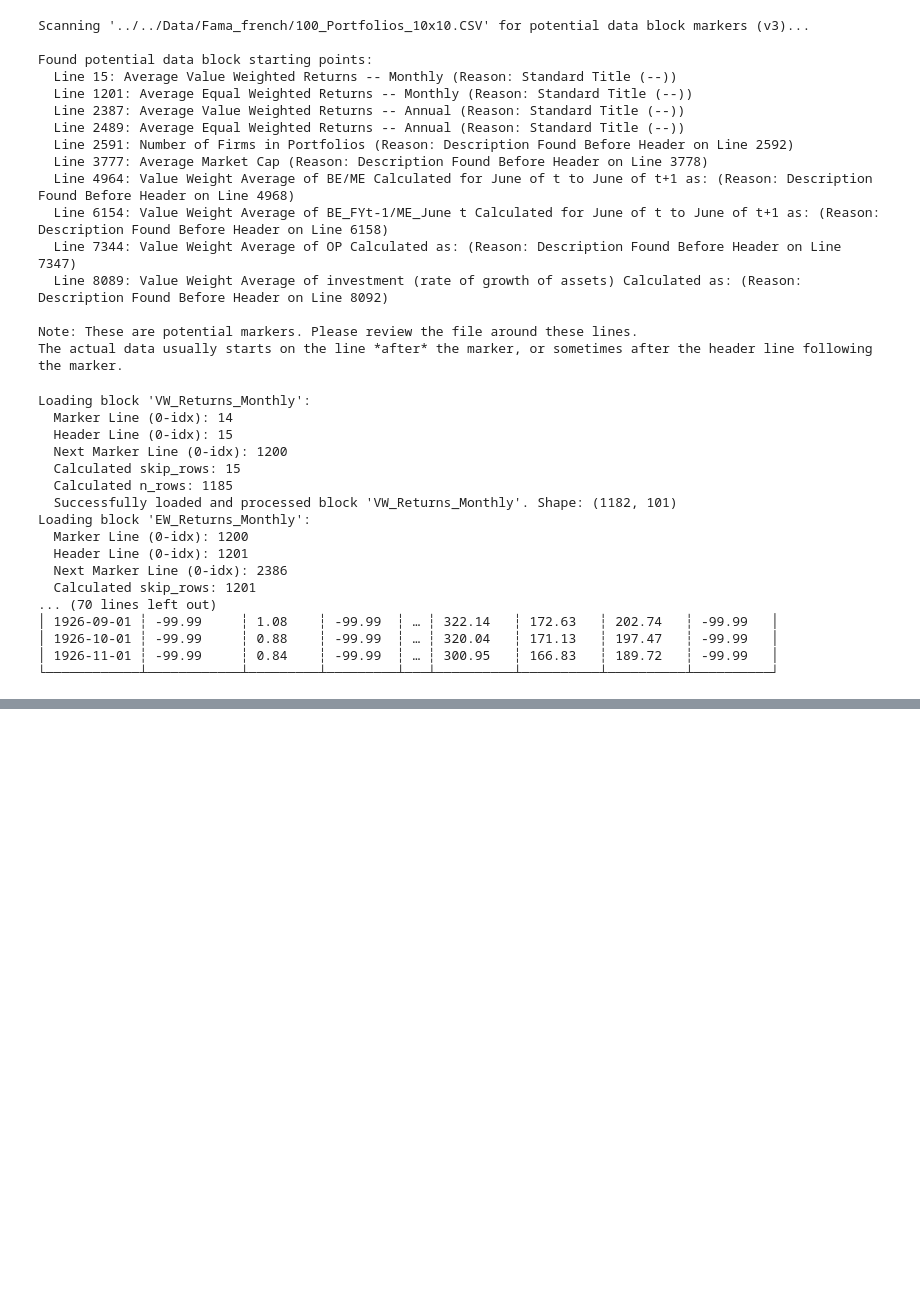
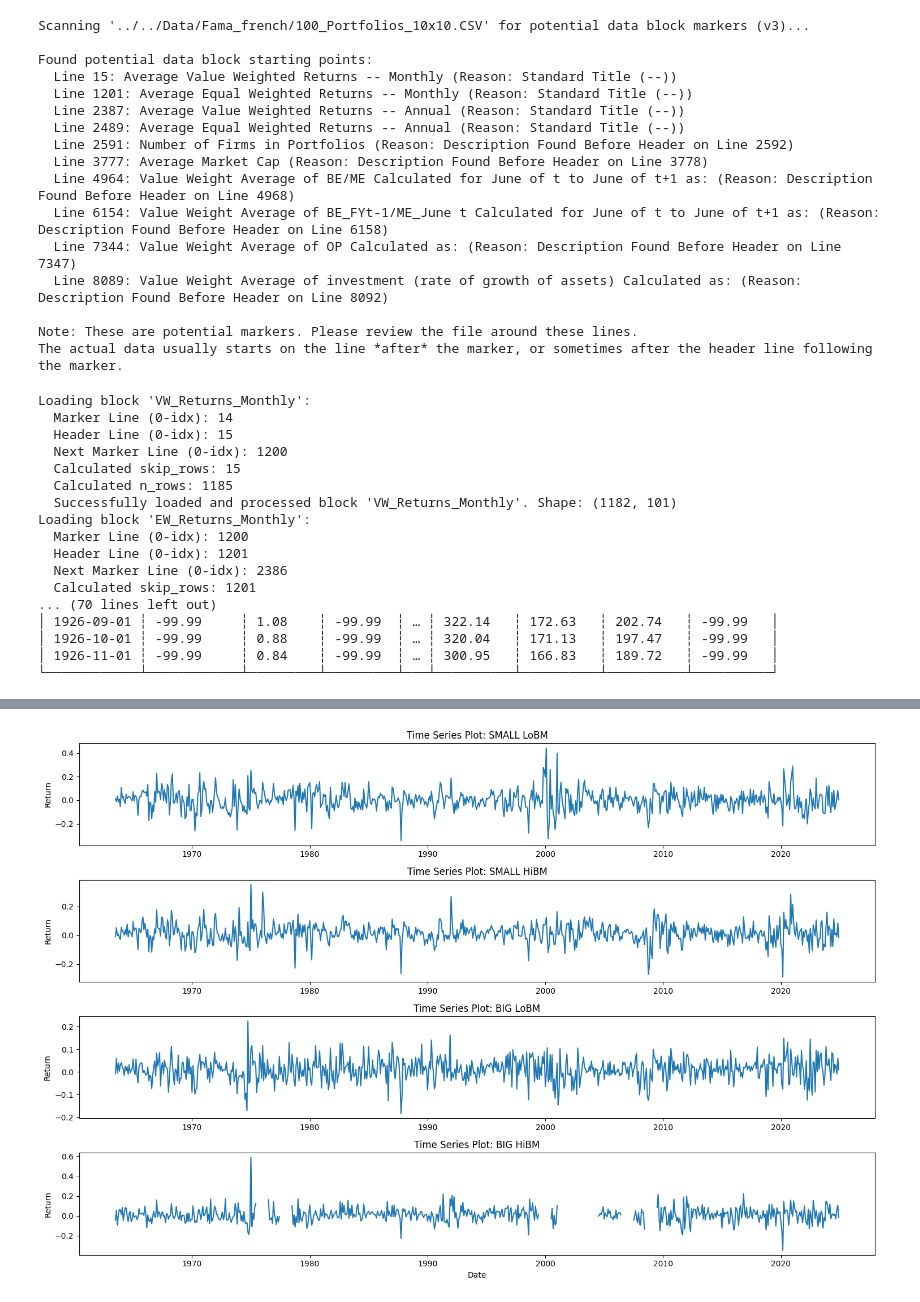
Before and after one commit to givani30/BellmanFilterDFSV, a Jupyter notebook: scripts/empirical/empirical_eda.ipynb, the cells around one changed output, grey strips where cells are left out. Drawn from its saved outputs; the diff is of its cells as text; code cells hidden in the pictures; blank space fills up the shorter version.

```diff
--- a/scripts/empirical/empirical_eda.ipynb
+++ b/scripts/empirical/empirical_eda.ipynb
@@ -214,7 +216,7 @@ The actual data usually starts on the line *after* the marker, or sometimes afte
 # %%
 # --- Configuration ---
 file_path = '../../Data/Fama_french/100_Portfolios_10x10.CSV' # Using path provided by user
-missing_value = -99.99
+missing_value = ["-99.99","-999","-99.9900"]
 
 # Define the blocks to load based on the identifier script's output
 # Format: block_name: (marker_line_0_indexed, next_block_marker_line_0_indexed)
@@ -265,10 +267,11 @@ def load_fama_french_block(filepath, block_name, marker_line, next_marker_line,
             skip_rows=rows_to_skip, # Skip lines *before* the header
             n_rows=n_rows_to_read,  # Read this many rows *after* skipping
             has_header=True,        # The first row read (after skipping) is the header
-            null_values=str(null_val),
+            null_values=null_val,
             separator=",",
             ignore_errors=True,     # Try to ignore rows that cause parsing errors
-            encoding='utf-8'
+            encoding='utf-8',
+            try_parse_dates=True,
         )
 
         # --- Data Cleaning ---
@@ -364,6 +367,7 @@ for block_name, df in loaded_data.items():
         # print(df.describe()) # Uncomment for summary stats
     else:
         print("Failed to load.")
+# rep
 # %% [output]
 Loading block 'VW_Returns_Monthly':
   Marker Line (0-idx): 14
@@ -384,0 +494,67 @@ Loading block 'EW_Returns_Monthly':
+# %%
+# Stationarity Check for Returns Data
+
+
+# 1. Visual inspection - plot a few representative series
+plt.figure(figsize=(15, 10))
+
+# Select a few representative series (e.g., corners of the portfolio grid)
+corner_columns = ["SMALL LoBM", "SMALL HiBM", "BIG LoBM", "BIG HiBM"]
+valid_corners = [col for col in corner_columns if col in vw_returns.columns]
+
+# If corners aren't available, just pick the first few columns excluding Date
+if len(valid_corners) < 2:
+    valid_corners = vw_returns.select(pl.exclude("Date")).columns[:4]
+
+# Plot each series
+for i, col in enumerate(valid_corners):
+    if col in vw_returns.columns:
+        plt.subplot(len(valid_corners), 1, i+1)
+        # Convert to pandas for easier plotting
+        series_values = vw_returns.select(pl.col(col)).to_pandas()
+        plt.plot(vw_returns.select(pl.col("Date")).to_pandas(), series_values)
+        plt.title(f"Time Series Plot: {col}")
+        plt.ylabel("Return")
+        if i == len(valid_corners) - 1:  # Only add x-label for the bottom plot
+            plt.xlabel("Date")
+
+plt.tight_layout()
+plt.show()
+
+# 2. Augmented Dickey-Fuller test on representative series
+print("\nAugmented Dickey-Fuller Test Results:")
+print("-------------------------------------")
+print("H0: The time series contains a unit root (non-stationary)")
+print("H1: The time series does not contain a unit root (stationary)")
+print("\nSignificance levels: 1%: -3.43, 5%: -2.86, 10%: -2.57")
+print("\nResults:")
+
+for col in valid_corners:
+    if col in vw_returns.columns:
+        # Get the series data, dropping any None/NaN values
+        series_data = vw_returns.select(pl.col(col)).to_numpy().flatten()
+        series_data = series_data[~np.isnan(series_data)]
+
+        if len(series_data) > 10:  # Ensure we have enough data points
+            # Run ADF test
+            result = adfuller(series_data, autolag='AIC')
+
+            print(f"\n{col}:")
+            print(f"  ADF Statistic: {result[0]:.4f}")
+            print(f"  p-value: {result[1]:.4f}")
+
+            # Interpret the results
+            if result[1] <= 0.05:
+                print("  Conclusion: Series is STATIONARY (reject H0)")
+            else:
+                print("  Conclusion: Series is NON-STATIONARY (fail to reject H0)")
+        else:
+            print(f"\n{col}: Insufficient data for ADF test")
+
+# Overall conclusion
+print("\nOverall Stationarity Assessment:")
+print("Based on visual inspection and ADF tests, the returns data appears to be stationary,")
+print("which is expected for financial returns data. Any non-stationary results may be due")
+print("to specific characteristics of individual portfolios or limited data availability.")
+# %% [output]
+[figure, added]
```
Also changed, not shown: parts of 10 cells of this notebook.
